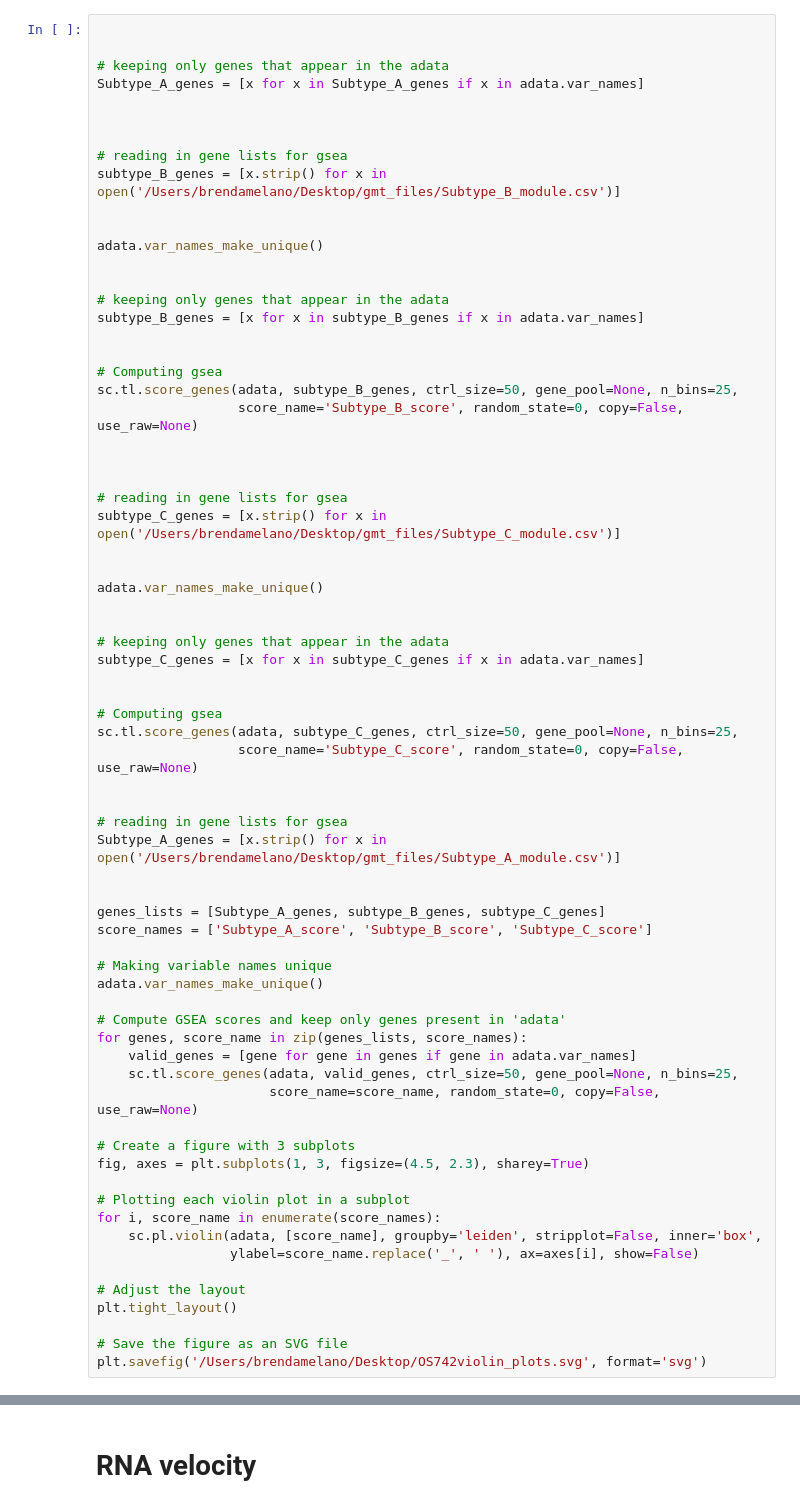
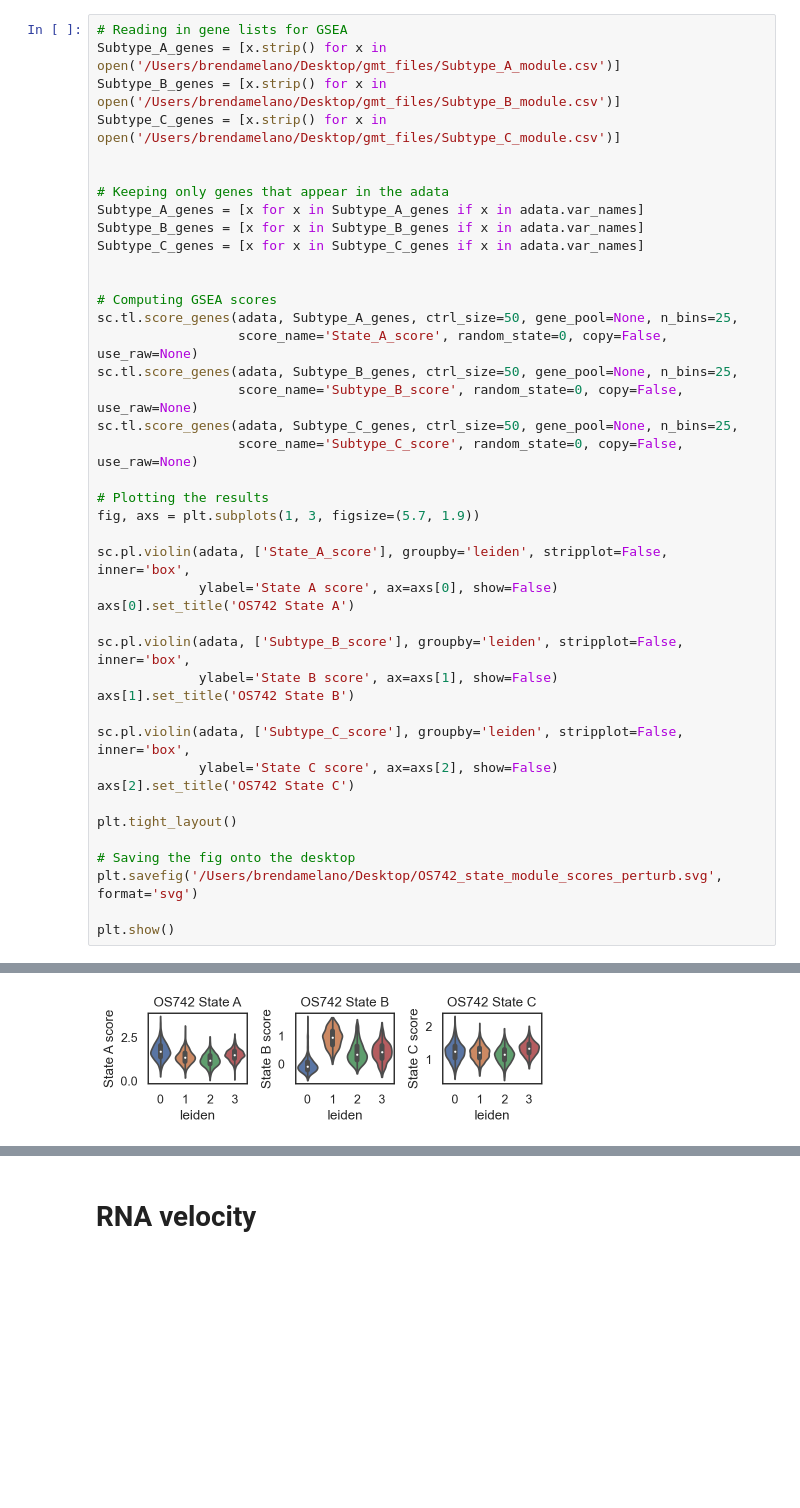
Before and after one commit to brendamelano/Reprogramming_Osteosarcoma, a Jupyter notebook: Perturb_seq_analysis/OS742_perturb_seq_analysis.ipynb, the cells around one changed output, grey strips where cells are left out. Cells and saved outputs as stored; diff of their text form; blank space fills up the shorter version.

```diff
--- a/Perturb_seq_analysis/OS742_perturb_seq_analysis.ipynb
+++ b/Perturb_seq_analysis/OS742_perturb_seq_analysis.ipynb
@@ -249,71 +279,43 @@ running Leiden clustering
 # %%
+# Reading in gene lists for GSEA
+Subtype_A_genes = [x.strip() for x in open('/Users/brendamelano/Desktop/gmt_files/Subtype_A_module.csv')]
+Subtype_B_genes = [x.strip() for x in open('/Users/brendamelano/Desktop/gmt_files/Subtype_B_module.csv')]
+Subtype_C_genes = [x.strip() for x in open('/Users/brendamelano/Desktop/gmt_files/Subtype_C_module.csv')]
 
 
-# keeping only genes that appear in the adata
+# Keeping only genes that appear in the adata
 Subtype_A_genes = [x for x in Subtype_A_genes if x in adata.var_names]
+Subtype_B_genes = [x for x in Subtype_B_genes if x in adata.var_names]
+Subtype_C_genes = [x for x in Subtype_C_genes if x in adata.var_names]
 
 
-
-# reading in gene lists for gsea
-subtype_B_genes = [x.strip() for x in open('/Users/brendamelano/Desktop/gmt_files/Subtype_B_module.csv')]
-
-
-adata.var_names_make_unique()
-
-
-# keeping only genes that appear in the adata
-subtype_B_genes = [x for x in subtype_B_genes if x in adata.var_names]
-
-
-# Computing gsea
-sc.tl.score_genes(adata, subtype_B_genes, ctrl_size=50, gene_pool=None, n_bins=25,
+# Computing GSEA scores
+sc.tl.score_genes(adata, Subtype_A_genes, ctrl_size=50, gene_pool=None, n_bins=25,
+                  score_name='State_A_score', random_state=0, copy=False, use_raw=None)
+sc.tl.score_genes(adata, Subtype_B_genes, ctrl_size=50, gene_pool=None, n_bins=25,
                   score_name='Subtype_B_score', random_state=0, copy=False, use_raw=None)
-
-
-
-# reading in gene lists for gsea
-subtype_C_genes = [x.strip() for x in open('/Users/brendamelano/Desktop/gmt_files/Subtype_C_module.csv')]
-
-
-adata.var_names_make_unique()
-
-
-# keeping only genes that appear in the adata
-subtype_C_genes = [x for x in subtype_C_genes if x in adata.var_names]
-
-
-# Computing gsea
-sc.tl.score_genes(adata, subtype_C_genes, ctrl_size=50, gene_pool=None, n_bins=25,
+sc.tl.score_genes(adata, Subtype_C_genes, ctrl_size=50, gene_pool=None, n_bins=25,
                   score_name='Subtype_C_score', random_state=0, copy=False, use_raw=None)
 
+# Plotting the results
+fig, axs = plt.subplots(1, 3, figsize=(5.7, 1.9))
 
-# reading in gene lists for gsea
-Subtype_A_genes = [x.strip() for x in open('/Users/brendamelano/Desktop/gmt_files/Subtype_A_module.csv')]
+sc.pl.violin(adata, ['State_A_score'], groupby='leiden', stripplot=False, inner='box',
+             ylabel='State A score', ax=axs[0], show=False)
+axs[0].set_title('OS742 State A')
 
+sc.pl.violin(adata, ['Subtype_B_score'], groupby='leiden', stripplot=False, inner='box',
+             ylabel='State B score', ax=axs[1], show=False)
+axs[1].set_title('OS742 State B')
 
-genes_lists = [Subtype_A_genes, subtype_B_genes, subtype_C_genes]
-score_names = ['Subtype_A_score', 'Subtype_B_score', 'Subtype_C_score']
+sc.pl.violin(adata, ['Subtype_C_score'], groupby='leiden', stripplot=False, inner='box',
+             ylabel='State C score', ax=axs[2], show=False)
+axs[2].set_title('OS742 State C')
 
-# Making variable names unique
-adata.var_names_make_unique()
-
-# Compute GSEA scores and keep only genes present in 'adata'
-for genes, score_name in zip(genes_lists, score_names):
-    valid_genes = [gene for gene in genes if gene in adata.var_names]
-    sc.tl.score_genes(adata, valid_genes, ctrl_size=50, gene_pool=None, n_bins=25,
-                      score_name=score_name, random_state=0, copy=False, use_raw=None)
-
-# Create a figure with 3 subplots
-fig, axes = plt.subplots(1, 3, figsize=(4.5, 2.3), sharey=True)
-
-# Plotting each violin plot in a subplot
-for i, score_name in enumerate(score_names):
-    sc.pl.violin(adata, [score_name], groupby='leiden', stripplot=False, inner='box',
-                 ylabel=score_name.replace('_', ' '), ax=axes[i], show=False)
-
-# Adjust the layout
 plt.tight_layout()
 
-# Save the figure as an SVG file
-plt.savefig('/Users/brendamelano/Desktop/OS742violin_plots.svg', format='svg')
+# Saving the fig onto the desktop
+plt.savefig('/Users/brendamelano/Desktop/OS742_state_module_scores_perturb.svg', format='svg')
+
+plt.show()
 # %% [output]
@@ -320,0 +334 @@ NameError: name 'Subtype_A_genes' is not defined
+[figure, added]
```
Also changed, not shown: parts of 16 cells of this notebook, 8 other files.
